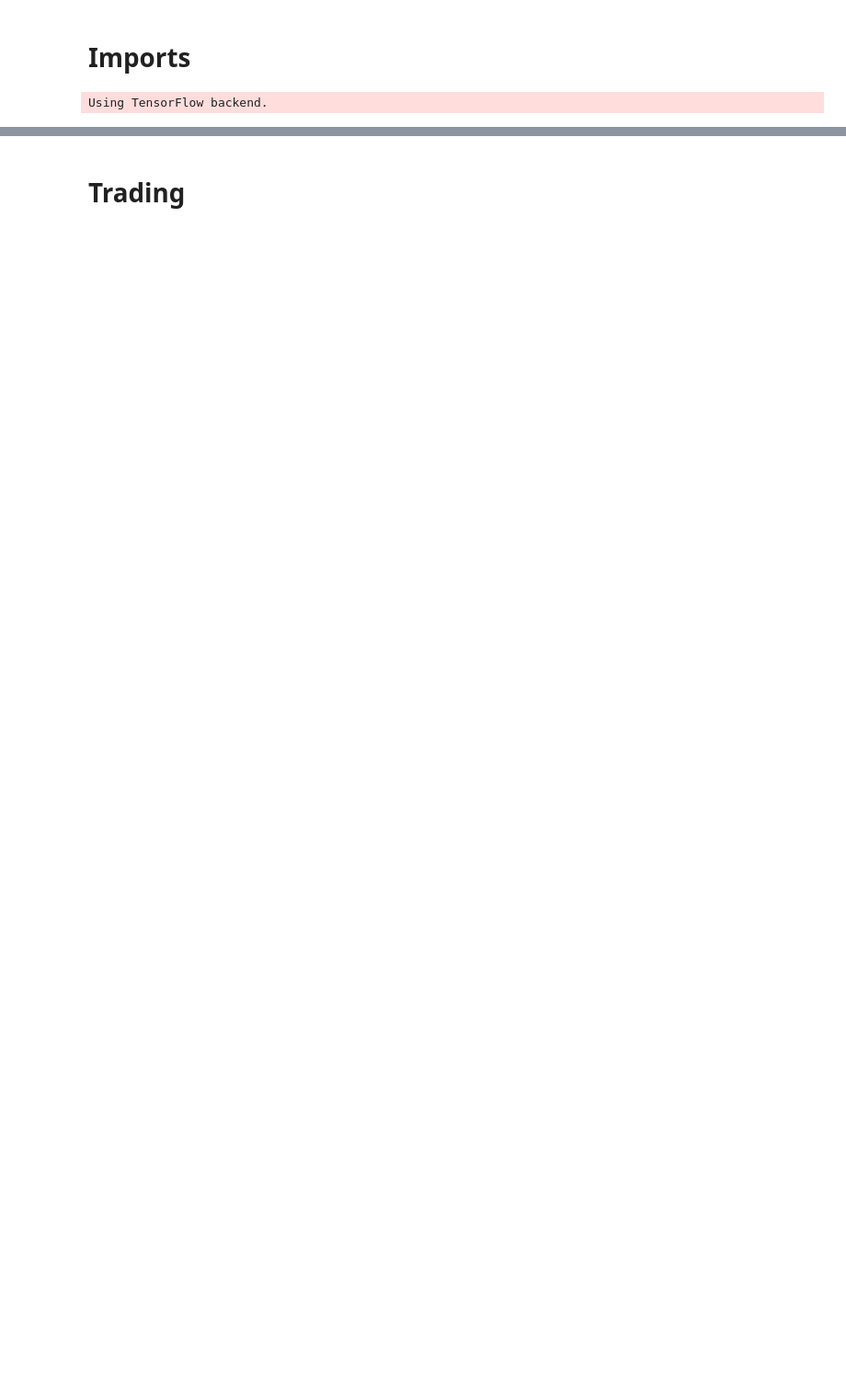
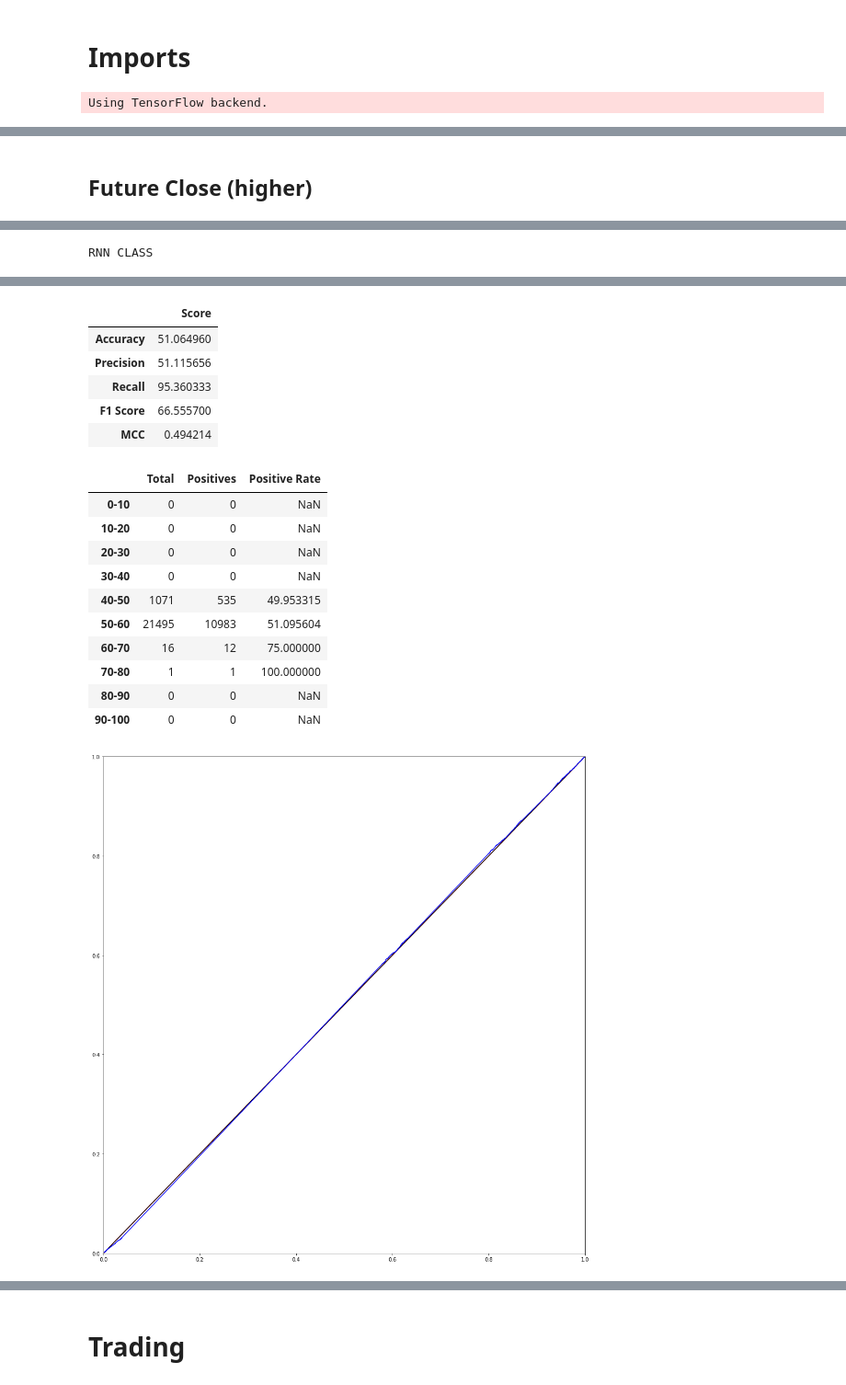
Before and after one commit to prophetai/stock_prophets, a Jupyter notebook: Notebooks/FX.ipynb, the cells around one changed output, grey strips where cells are left out. Shown at 92% size. Saved outputs shown, nothing was run; the diff lists cells and outputs as text; code cells hidden in the pictures; blank space fills up the shorter version.

```diff
--- a/Notebooks/FX.ipynb
+++ b/Notebooks/FX.ipynb
@@ -725,0 +631,43 @@ bestnn.save(responsenn+'.h5')
+# %% [markdown]
+## Future Close (higher)
+# %%
+df_fc = df.copy()
+actual = 'diff closeBid'
+response = 'Future close higher'
+lim = 0.5
+df_fc[response] = 0
+df_fc.loc[df_fc[actual] >= 0, response] = 1
+df_fc[response] = df_fc[response].shift(-1)
+df_fc = df_fc.dropna()
+X_train, X_test, y_train, y_test = train_test(df_fc, response, time_series=True)
+
+### LOGREG
+print('LOGREG')
+lr_fc = logreg(X_train, y_train)
+predictions = lr_fc.predict(X_test)
+model_precision(y_test, predictions, lim)
+bs = bucket_scores(y_test, predictions)
+display(bs)
+
+plt.figure(figsize=(17,18))
+fpr, tpr, thresholds = roc_curve(y_test, predictions, pos_label=None, sample_weight=None, drop_intermediate=True)
+plt.plot(fpr, tpr, 'r')
+auc = np.trapz(tpr, fpr)
+plt.axis([0,1,0,1])
+plt.plot([0,1],[0,1], 'black')
+
+
+### RNN
+print('RNN CLASS')
+nn_fc = rnn_class(X_train, y_train, bs=512, epcs=20)
+X_test = np.reshape(X_test, (X_test.shape[0], 1, X_test.shape[1]))
+predictions = nn_fc.predict(X_test)
+model_precision(y_test, predictions, lim)
+bs = bucket_scores(y_test, predictions)
+display(bs)
+
+fpr, tpr, thresholds = roc_curve(y_test, predictions, pos_label=None, sample_weight=None, drop_intermediate=True)
+plt.plot(fpr, tpr, 'b')
+
+plt.show()
+# %% [output]
@@ -725,0 +712 @@ bestnn.save(responsenn+'.h5')
+RNN CLASS
@@ -725,0 +730,18 @@ bestnn.save(responsenn+'.h5')
+|  | Score |
+| Accuracy | 51.064960 |
+| Precision | 51.115656 |
+| Recall | 95.360333 |
+| F1 Score | 66.555700 |
+| MCC | 0.494214 |
+|  | Total | Positives | Positive Rate |
+| 0-10 | 0 | 0 | NaN |
+| 10-20 | 0 | 0 | NaN |
+| 20-30 | 0 | 0 | NaN |
+| 30-40 | 0 | 0 | NaN |
+| 40-50 | 1071 | 535 | 49.953315 |
+| 50-60 | 21495 | 10983 | 51.095604 |
+| 60-70 | 16 | 12 | 75.000000 |
+| 70-80 | 1 | 1 | 100.000000 |
+| 80-90 | 0 | 0 | NaN |
+| 90-100 | 0 | 0 | NaN |
+[figure, added]
```
Also changed, not shown: parts of 73 cells of this notebook.
